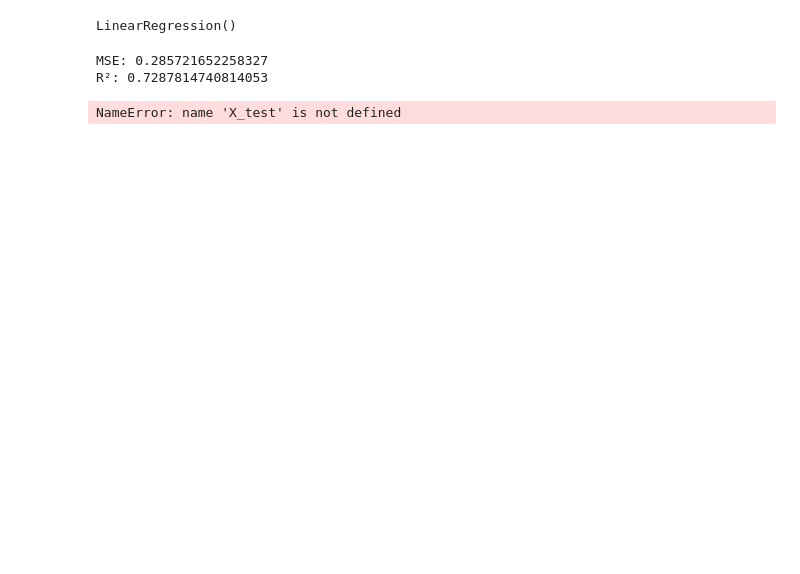
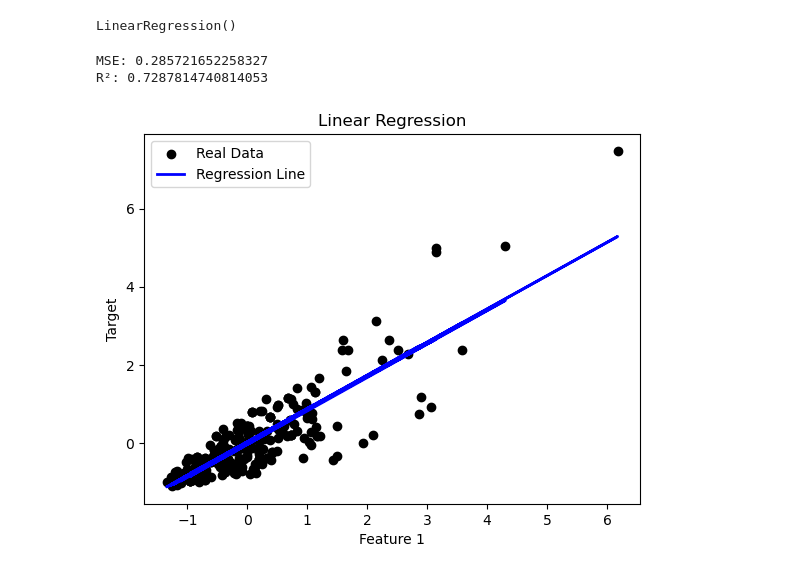
Before and after one commit to gaguadcode/PROYECTOSPYTHON, a Jupyter notebook: regresion_pisos/eda_y_regresion.ipynb, the cells around one changed output. Drawn from its saved outputs; the diff is of its cells as text; code cells hidden in the pictures; blank space fills up the shorter version.

```diff
--- a/regresion_pisos/eda_y_regresion.ipynb
+++ b/regresion_pisos/eda_y_regresion.ipynb
@@ -53,13 +68,14 @@ R²: 0.7287814740814053
 # %%
 import matplotlib.pyplot as plt
 # Visualizar la regresión
-plt.scatter(X_test['feature1'], y_test, color='black', label='Real Data')
-plt.plot(X_test['feature1'], y_pred, color='blue', linewidth=3, label='Regression Line')
+plt.scatter(x_test['superficie_construida'], y_test, color='black', label='Real Data')
+plt.plot(x_test['superficie_construida'], y_pred, color='blue', linewidth=2
+, label='Regression Line')
 
 plt.title('Linear Regression')
 plt.xlabel('Feature 1')
 plt.ylabel('Target')
 plt.legend()
 plt.show()
 # %% [output]
-NameError: name 'X_test' is not defined
+[figure, added]
```
Also changed, not shown: parts of 1 cell of this notebook.
